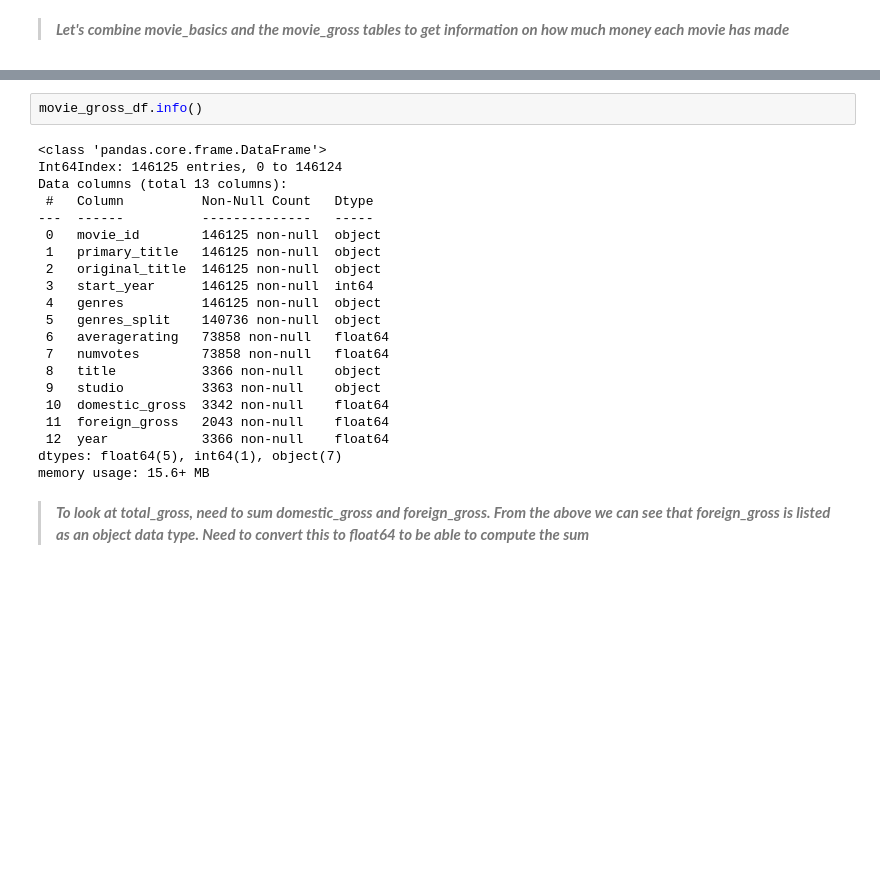
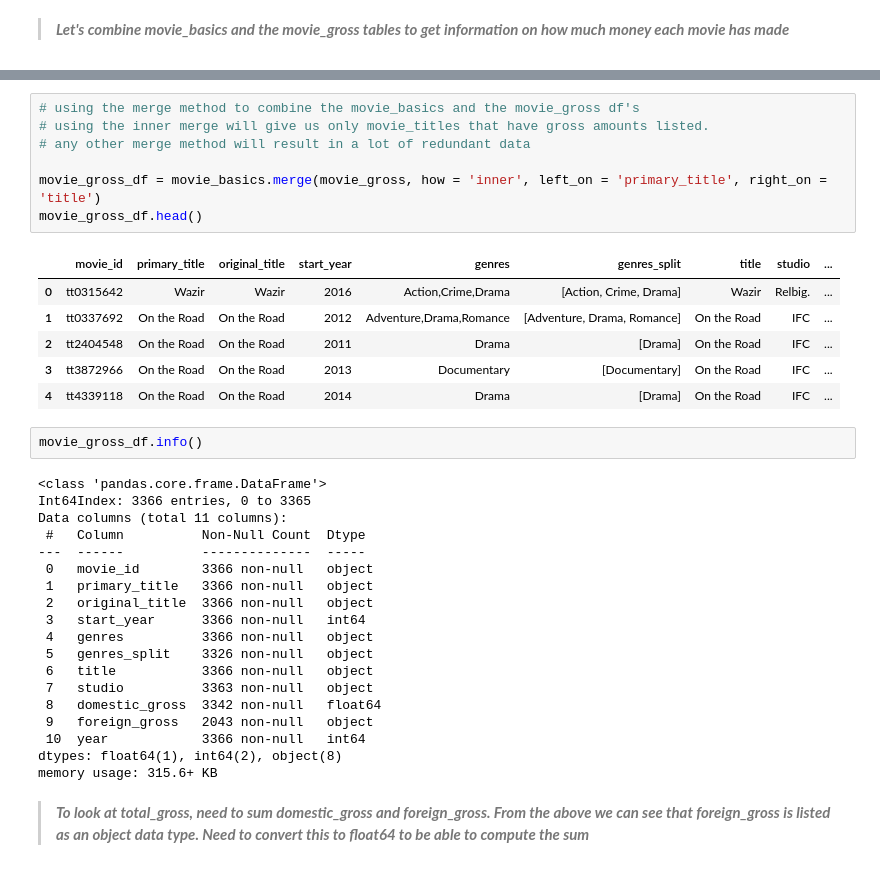
Before and after one commit to rahulakrish/movie_studio_recommendation, a Jupyter notebook: project_notebook.ipynb, the cells around one changed output, grey strips where cells are left out. Saved outputs shown, nothing was run; the diff lists cells and outputs as text; blank space fills up the shorter version.

```diff
--- a/project_notebook.ipynb
+++ b/project_notebook.ipynb
@@ -283,26 +268,38 @@ movie_gross_df.head()
+# %%
+# using the merge method to combine the movie_basics and the movie_gross df's
+# using the inner merge will give us only movie_titles that have gross amounts listed.
+# any other merge method will result in a lot of redundant data
+
+movie_gross_df = movie_basics.merge(movie_gross, how = 'inner', left_on = 'primary_title', right_on = 'title')
+movie_gross_df.head()
+# %% [output]
+|  | movie_id | primary_title | original_title | start_year | genres | genres_split | title | studio | ... |
+| 0 | tt0315642 | Wazir | Wazir | 2016 | Action,Crime,Drama | [Action, Crime, Drama] | Wazir | Relbig. | ... |
+| 1 | tt0337692 | On the Road | On the Road | 2012 | Adventure,Drama,Romance | [Adventure, Drama, Romance] | On the Road | IFC | ... |
+| 2 | tt2404548 | On the Road | On the Road | 2011 | Drama | [Drama] | On the Road | IFC | ... |
+| 3 | tt3872966 | On the Road | On the Road | 2013 | Documentary | [Documentary] | On the Road | IFC | ... |
+| 4 | tt4339118 | On the Road | On the Road | 2014 | Drama | [Drama] | On the Road | IFC | ... |
 # %%
 movie_gross_df.info()
 # %% [output]
 <class 'pandas.core.frame.DataFrame'>
-Int64Index: 146125 entries, 0 to 146124
-Data columns (total 13 columns):
- #   Column          Non-Null Count   Dtype
----  ------          --------------   -----
- 0   movie_id        146125 non-null  object
- 1   primary_title   146125 non-null  object
- 2   original_title  146125 non-null  object
- 3   start_year      146125 non-null  int64
- 4   genres          146125 non-null  object
- 5   genres_split    140736 non-null  object
- 6   averagerating   73858 non-null   float64
- 7   numvotes        73858 non-null   float64
- 8   title           3366 non-null    object
- 9   studio          3363 non-null    object
- 10  domestic_gross  3342 non-null    float64
- 11  foreign_gross   2043 non-null    float64
- 12  year            3366 non-null    float64
-dtypes: float64(5), int64(1), object(7)
-memory usage: 15.6+ MB
+Int64Index: 3366 entries, 0 to 3365
+Data columns (total 11 columns):
+ #   Column          Non-Null Count  Dtype
+---  ------          --------------  -----
+ 0   movie_id        3366 non-null   object
+ 1   primary_title   3366 non-null   object
+ 2   original_title  3366 non-null   object
+ 3   start_year      3366 non-null   int64
+ 4   genres          3366 non-null   object
+ 5   genres_split    3326 non-null   object
+ 6   title           3366 non-null   object
+ 7   studio          3363 non-null   object
+ 8   domestic_gross  3342 non-null   float64
+ 9   foreign_gross   2043 non-null   object
+ 10  year            3366 non-null   int64
+dtypes: float64(1), int64(2), object(8)
+memory usage: 315.6+ KB
 # %% [markdown]
 > ***To look at total_gross, need to sum domestic_gross and foreign_gross. From the above we can see that foreign_gross is listed as an object data type. Need to convert this to float64 to be able to compute the sum***
 # %%
```
Also changed, not shown: parts of 68 cells of this notebook.
